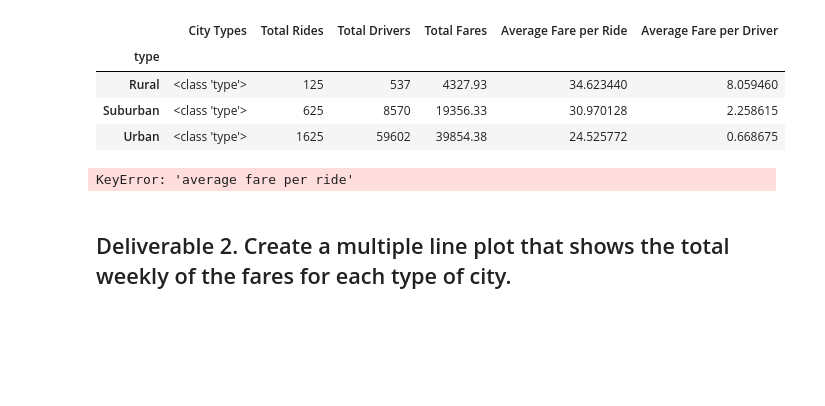
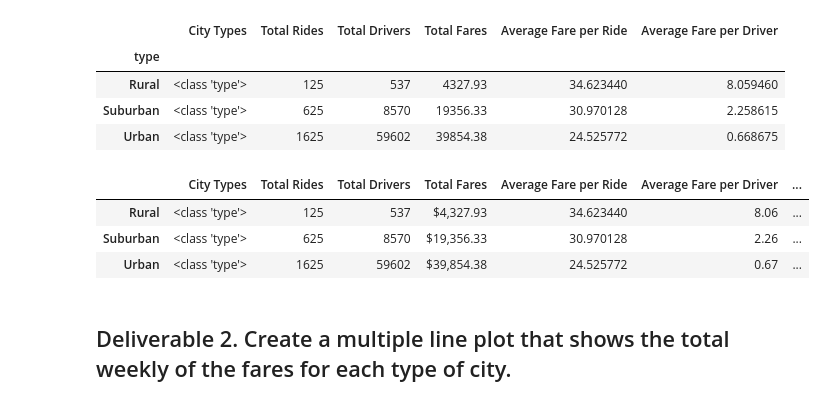
Before and after one commit to wanghen21/Assignment-5, a Jupyter notebook: PyBer_Challenge.ipynb, the cells around one changed output. Saved outputs shown, nothing was run; the diff lists cells and outputs as text; code cells hidden in the pictures; blank space fills up the shorter version.

```diff
--- a/PyBer_Challenge.ipynb
+++ b/PyBer_Challenge.ipynb
@@ -149,13 +149,16 @@ pyber_summary_data_df.index.name = None
 # %%
 #  8. Format the columns.
 
 pyber_summary_data_df["Total Fares"] = pyber_summary_data_df["Total Fares"].map("${:,.2f}".format)
-pyber_summary_data_df["Average Fare per ride"] = pyber_summary_data_df["average fare per ride"].map("${:,.2f}".format)
-pyber_summary_data_df["Average Fare per Driver"] = pyber_summary_data_df["average fare per driver"].map("${:,.2f}".format)
+pyber_summary_data_df["Average Fare per ride"] = pyber_summary_data_df["Average Fare per Ride"].map("{:,.2f}".format)
+pyber_summary_data_df["Average Fare per Driver"] = pyber_summary_data_df["Average Fare per Driver"].map("{:,.2f}".format)
 
 pyber_summary_data_df
 # %% [output]
-KeyError: 'average fare per ride'
+|  | City Types | Total Rides | Total Drivers | Total Fares | Average Fare per Ride | Average Fare per Driver | ... |
+| Rural | <class 'type'> | 125 | 537 | $4,327.93 | 34.623440 | 8.06 | ... |
+| Suburban | <class 'type'> | 625 | 8570 | $19,356.33 | 30.970128 | 2.26 | ... |
+| Urban | <class 'type'> | 1625 | 59602 | $39,854.38 | 24.525772 | 0.67 | ... |
 # %% [markdown]
 ## Deliverable 2.  Create a multiple line plot that shows the total weekly of the fares for each type of city.
 # %%
```
Also changed, not shown: parts of 5 cells of this notebook.
